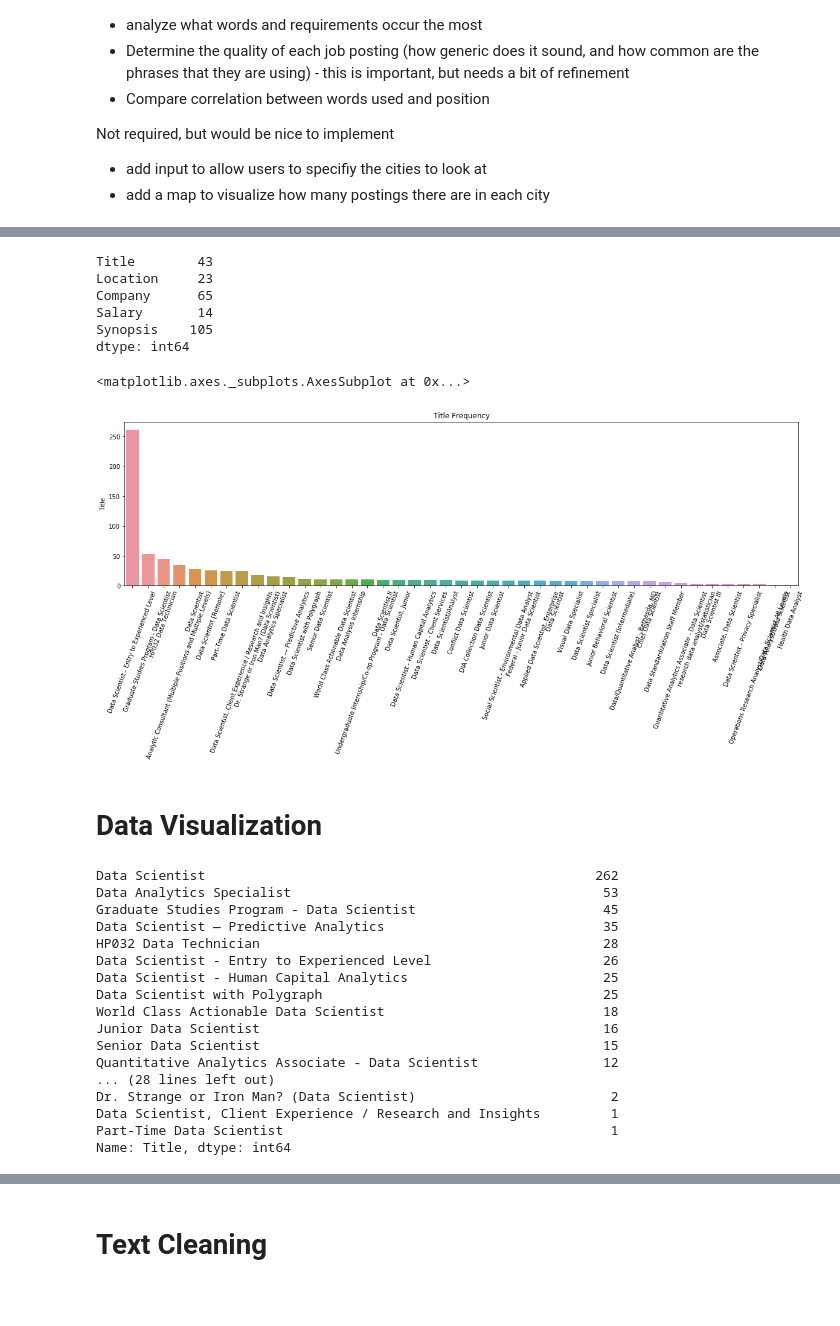
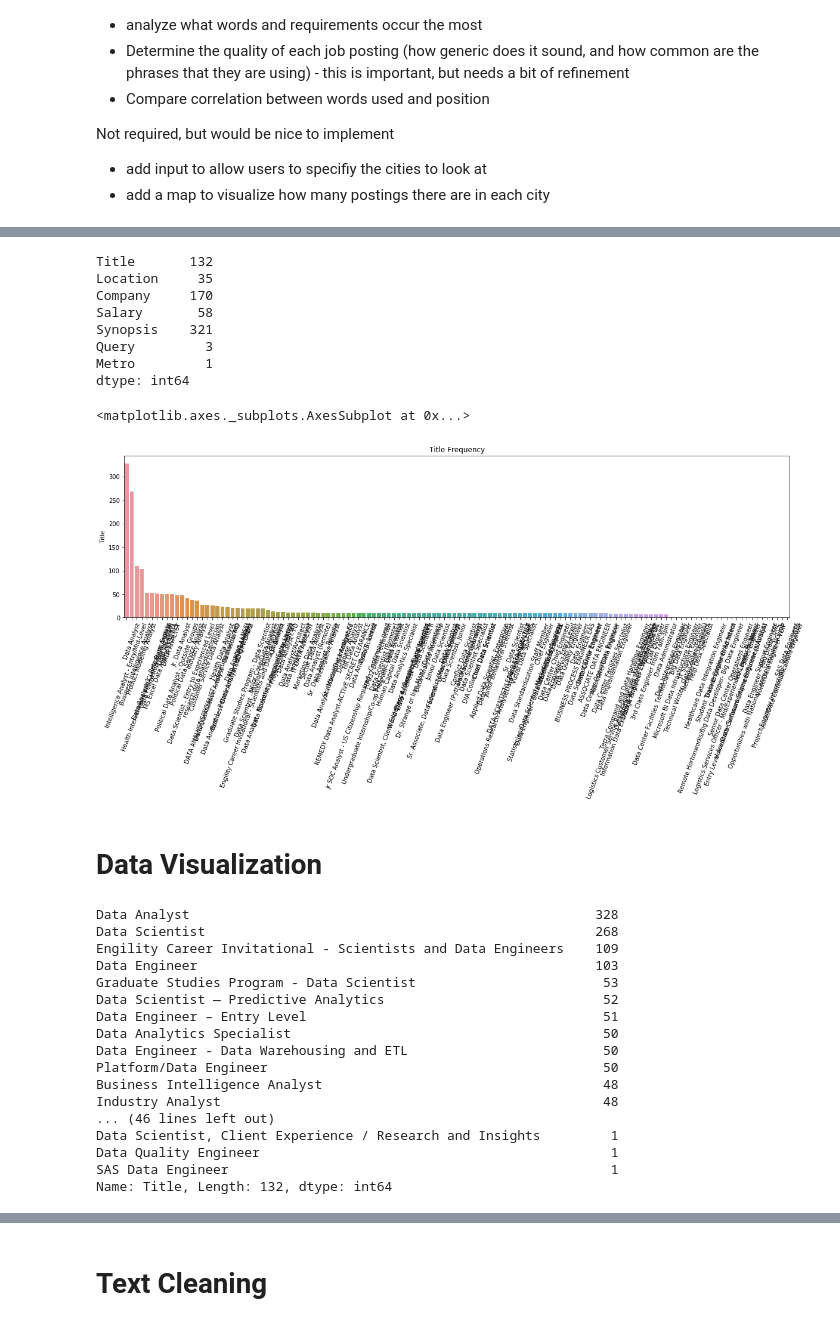
Before and after one commit to mhuh22/Thinkful, a Jupyter notebook: Bootcamp/Unit 7/Analysis on Indeed Data Scientist Postings.ipynb, the cells around one changed output, grey strips where cells are left out. Drawn from its saved outputs; the diff is of its cells as text; code cells hidden in the pictures; blank space fills up the shorter version.

```diff
--- a/Bootcamp/Unit 7/Analysis on Indeed Data Scientist Postings.ipynb
+++ b/Bootcamp/Unit 7/Analysis on Indeed Data Scientist Postings.ipynb
@@ -55,7 +55,7 @@ import ipywidgets as widgets
 from scipy import special
 py.offline.init_notebook_mode(connected=True)
 # %%
-DC_data = pd.read_csv('data/dc_data_scientist_indeed.csv', index_col=False)
-DC_data.drop(['Unnamed: 0'], 1, inplace=True)
+job_data = pd.read_csv('data/dc_indeed.csv', index_col=False)
+job_data.drop(['Unnamed: 0'], 1, inplace=True)
 # %%
 # Let's check up on the size of our dataframe
@@ -96,45 +96,47 @@ for i, row in DC_data.iterrows():
 # %%
 # Print number of unique categories for all non-numerical columns
-DC_data.select_dtypes(include=['object']).nunique()
+job_data.select_dtypes(include=['object']).nunique()
 # %% [output]
-Title        43
-Location     23
-Company      65
-Salary       14
-Synopsis    105
+Title       132
+Location     35
+Company     170
+Salary       58
+Synopsis    321
+Query         3
+Metro         1
 dtype: int64
 # %%
 plt.rcParams['figure.figsize'] = [20,5]
 plt.xticks(rotation=70)
 plt.title('Title Frequency')
 
-sns.barplot(DC_data['Title'].unique(), DC_data['Title'].value_counts(), data=DC_data)
+sns.barplot(job_data['Title'].unique(), job_data['Title'].value_counts(), data=job_data)
 # %% [output]
 <matplotlib.axes._subplots.AxesSubplot at 0x...>
-[figure, old version]
+[figure, new version]
 # %% [markdown]
 # Data Visualization
 # %%
 # Print out unique job titles and frequencies
-DC_data['Title'].value_counts()
+job_data['Title'].value_counts()
 # %% [output]
-Data Scientist                                                  262
-Data Analytics Specialist                                        53
-Graduate Studies Program - Data Scientist                        45
-Data Scientist — Predictive Analytics                            35
-HP032 Data Technician                                            28
-Data Scientist - Entry to Experienced Level                      26
-Data Scientist - Human Capital Analytics                         25
-Data Scientist with Polygraph                                    25
-World Class Actionable Data Scientist                            18
-Junior Data Scientist                                            16
-Senior Data Scientist                                            15
-Quantitative Analytics Associate - Data Scientist                12
-... (28 lines left out)
-Dr. Strange or Iron Man? (Data Scientist)                         2
+Data Analyst                                                    328
+Data Scientist                                                  268
+Engility Career Invitational - Scientists and Data Engineers    109
+Data Engineer                                                   103
+Graduate Studies Program - Data Scientist                        53
+Data Scientist — Predictive Analytics                            52
+Data Engineer – Entry Level                                      51
+Data Analytics Specialist                                        50
+Data Engineer - Data Warehousing and ETL                         50
+Platform/Data Engineer                                           50
+Business Intelligence Analyst                                    48
+Industry Analyst                                                 48
+... (46 lines left out)
 Data Scientist, Client Experience / Research and Insights         1
-Part-Time Data Scientist                                          1
-Name: Title, dtype: int64
+Data Quality Engineer                                             1
+SAS Data Engineer                                                 1
+Name: Title, Length: 132, dtype: int64
 # %%
 plt.rcParams['figure.figsize'] = [20,5]
 plt.xticks(rotation=70)
```
Also changed, not shown: parts of 17 cells of this notebook, 2 other files.
